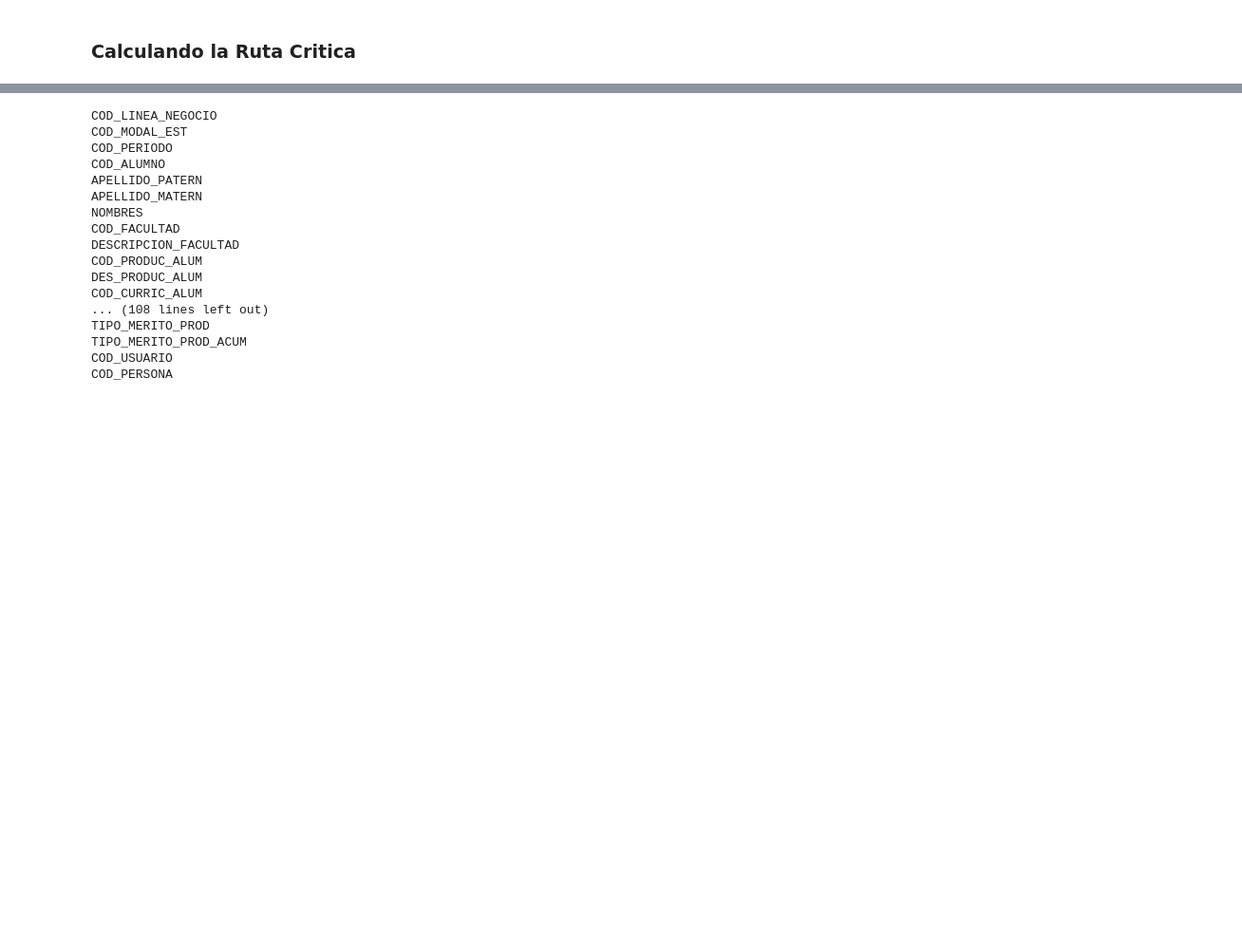
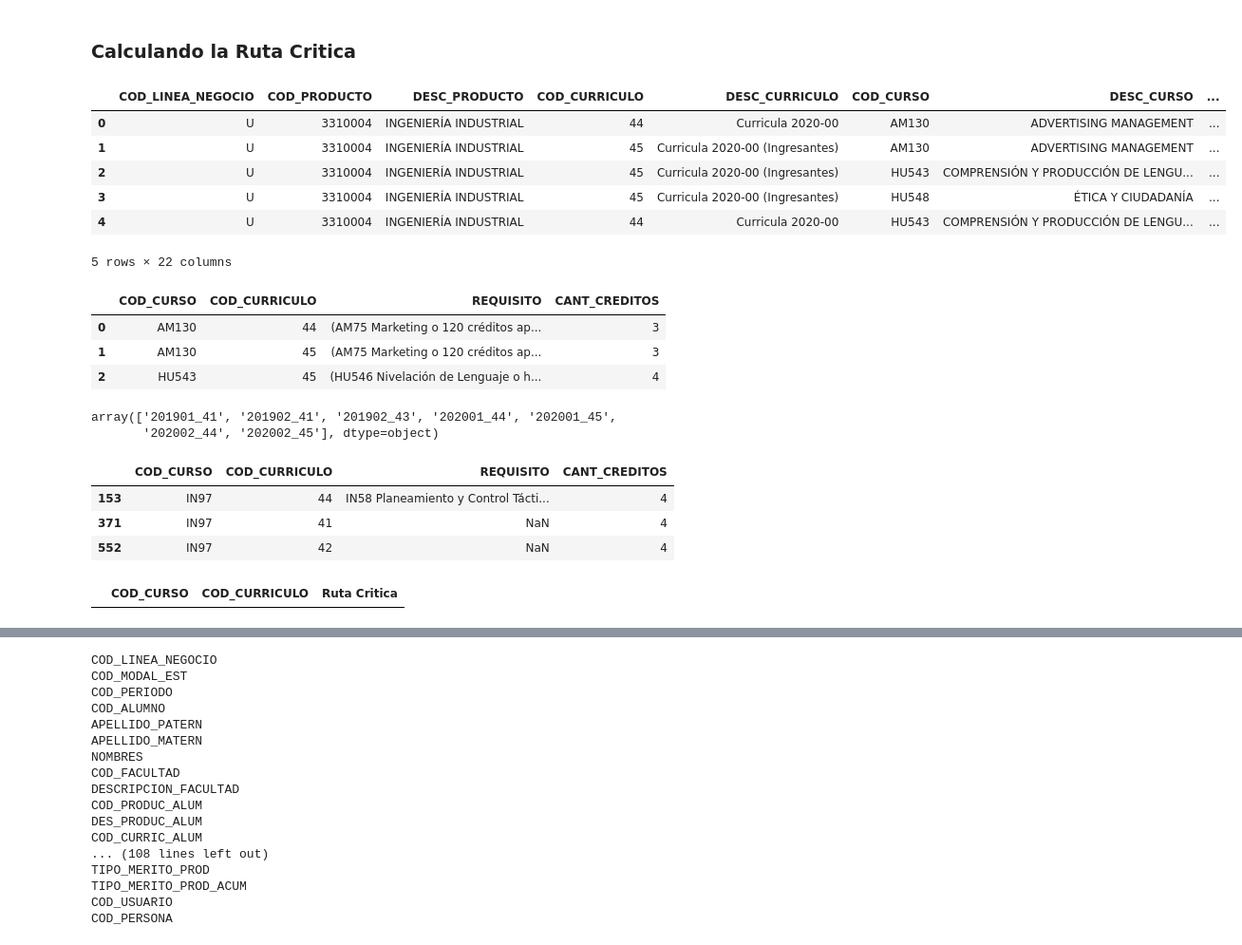
Before and after one commit to NuryYanque/RecomendacionDeCursos, a Jupyter notebook: notebooks/UPC_Sistema_Recomendacion.ipynb, the cells around one changed output, grey strips where cells are left out. Shown: that part at 95% size. Drawn from its saved outputs; the diff is of its cells as text; code cells hidden in the pictures; blank space fills up the shorter version.

Commit message:
Update UPC_Sistema_Recomendacion.ipynb
Se agrego de dataframe de la ruta critica

```diff
--- a/notebooks/UPC_Sistema_Recomendacion.ipynb
+++ b/notebooks/UPC_Sistema_Recomendacion.ipynb
@@ -221,3 +221,27 @@ df_porcentaje_curso
 221 rows × 8 columns
 # %% [markdown]
 ### Calculando la Ruta Critica
+# %%
+df_curriculas = pd.read_excel(xlsx_dataset, 'curriculas')
+df_curriculas.head(5)
+# %% [output]
+|  | COD_LINEA_NEGOCIO | COD_PRODUCTO | DESC_PRODUCTO | COD_CURRICULO | DESC_CURRICULO | COD_CURSO | DESC_CURSO | ... |
+| 0 | U | 3310004 | INGENIERÍA INDUSTRIAL | 44 | Curricula 2020-00 | AM130 | ADVERTISING MANAGEMENT | ... |
+| 1 | U | 3310004 | INGENIERÍA INDUSTRIAL | 45 | Curricula 2020-00 (Ingresantes) | AM130 | ADVERTISING MANAGEMENT | ... |
+| 2 | U | 3310004 | INGENIERÍA INDUSTRIAL | 45 | Curricula 2020-00 (Ingresantes) | HU543 | COMPRENSIÓN Y PRODUCCIÓN DE LENGU... | ... |
+| 3 | U | 3310004 | INGENIERÍA INDUSTRIAL | 45 | Curricula 2020-00 (Ingresantes) | HU548 | ÉTICA Y CIUDADANÍA | ... |
+| 4 | U | 3310004 | INGENIERÍA INDUSTRIAL | 44 | Curricula 2020-00 | HU543 | COMPRENSIÓN Y PRODUCCIÓN DE LENGU... | ... |
+5 rows × 22 columns
+# %%
+df_curriculas = df_curriculas[['COD_CURSO','COD_CURRICULO','REQUISITO','CANT_CREDITOS']]
+df_curriculas.head(3)
+# %% [output]
+|  | COD_CURSO | COD_CURRICULO | REQUISITO | CANT_CREDITOS |
+| 0 | AM130 | 44 | (AM75 Marketing o 120 créditos ap... | 3 |
+| 1 | AM130 | 45 | (AM75 Marketing o 120 créditos ap... | 3 |
+| 2 | HU543 | 45 | (HU546 Nivelación de Lenguaje o h... | 4 |
+# %%
+columnas
+# %% [output]
+array(['201901_41', '201902_41', '201902_43', '202001_44', '202001_45',
+       '202002_44', '202002_45'], dtype=object)
@@ -223,0 +255,12 @@ df_porcentaje_curso
+# %%
+df_curriculas[df_curriculas['COD_CURSO'] == 'IN97' ]
+# %% [output]
+|  | COD_CURSO | COD_CURRICULO | REQUISITO | CANT_CREDITOS |
+| 153 | IN97 | 44 | IN58 Planeamiento y Control Tácti... | 4 |
+| 371 | IN97 | 41 | NaN | 4 |
+| 552 | IN97 | 42 | NaN | 4 |
+# %%
+new_df = pd.DataFrame(columns=['COD_CURSO','COD_CURRICULO','Ruta Critica'])
+new_df
+# %% [output]
+|  | COD_CURSO | COD_CURRICULO | Ruta Critica |
```
Also changed, not shown: parts of 5 cells of this notebook.
